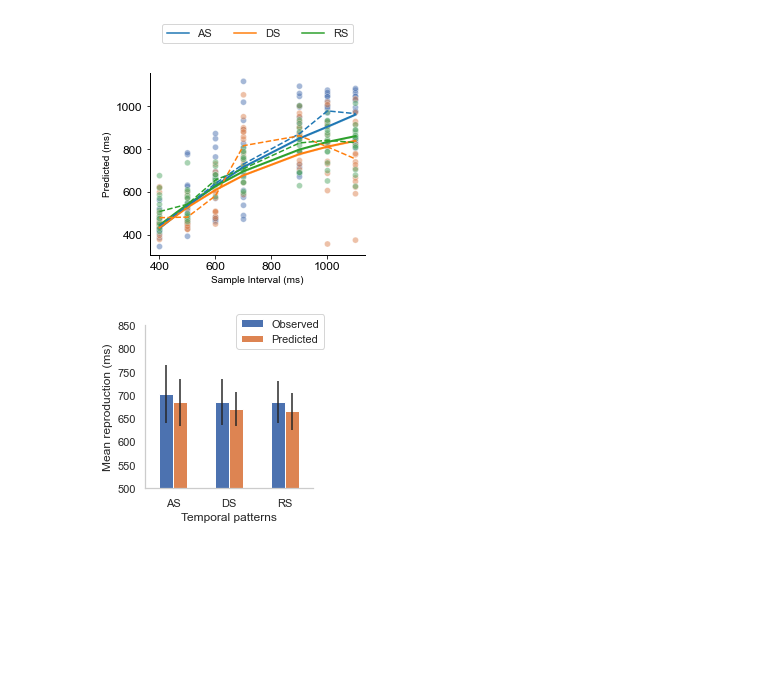
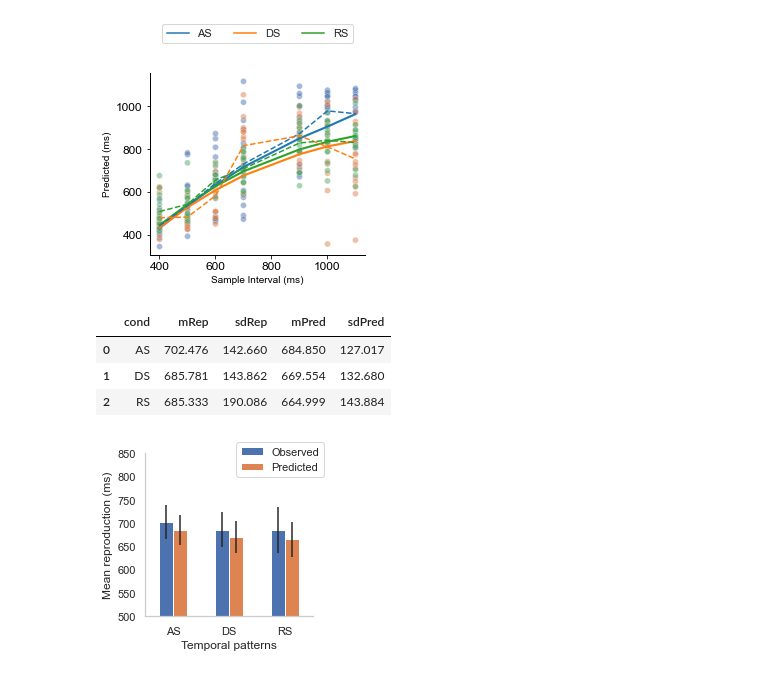
Before and after one commit to msenselab/temporal_patterns, a Jupyter notebook: TP_modeling.ipynb, the cells around one changed output. Drawn from its saved outputs; the diff is of its cells as text; code cells hidden in the pictures; blank space fills up the shorter version.

```diff
--- a/TP_modeling.ipynb
+++ b/TP_modeling.ipynb
@@ -645,3 +603,17 @@ nsub = np.size(rp_mean_all.NSub.unique())
+# %%
+#average conditions for individual participants
+mrp_s = rp_mean_all.groupby(['NSub','cond']).agg({'Rep':'mean','sd':'mean','predicted':'mean','sdPred':'mean'}).reset_index()
+mrp_s.columns =  ['NSub','cond','mRep','sdRep','mPred','sdPred']
+nsub = np.size(rp_mean_all.NSub.unique())
+# average across participants
+mrp = mrp_s.groupby(['cond']).agg({'mRep':'mean','sdRep':'mean','mPred':'mean','sdPred':'mean'}).reset_index()
+#mrp_s.columns =  ['cond','mRep','sdRep','mPred','sdPred']
+mrp.head()
+# %% [output]
+|  | cond | mRep | sdRep | mPred | sdPred |
+| 0 | AS | 702.476 | 142.660 | 684.850 | 127.017 |
+| 1 | DS | 685.781 | 143.862 | 669.554 | 132.680 |
+| 2 | RS | 685.333 | 190.086 | 664.999 | 143.884 |
 # %%
 sns.set_style("whitegrid", {'axes.grid' : False})
 
@@ -659,4 +631,4 @@ ax.legend(title="",loc="upper right", labels = ['Observed','Predicted'],
 plt.savefig(path + '/figures/figure4_2.png',dpi=300,bbox_inches='tight')
 plt.show()
 # %% [output]
-[figure, old version]
+[figure, new version]
```
Also changed, not shown: parts of 20 cells of this notebook, 3 other files.
